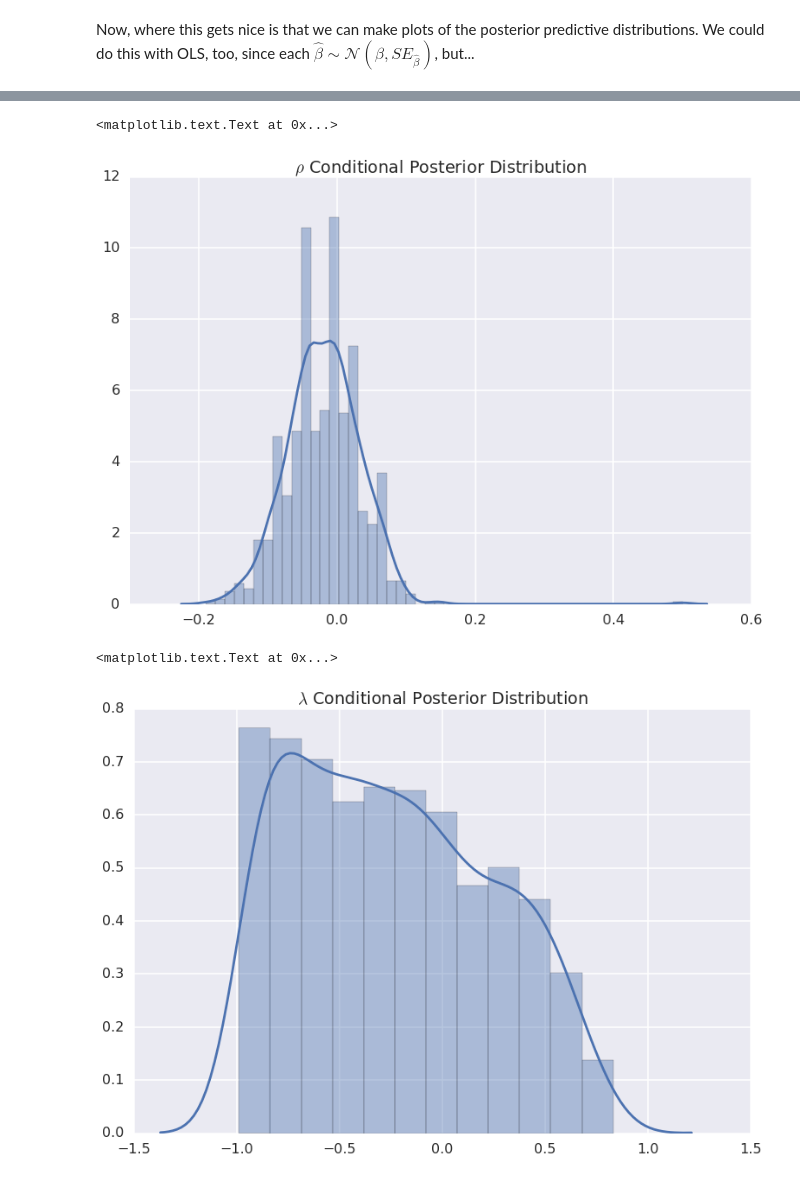
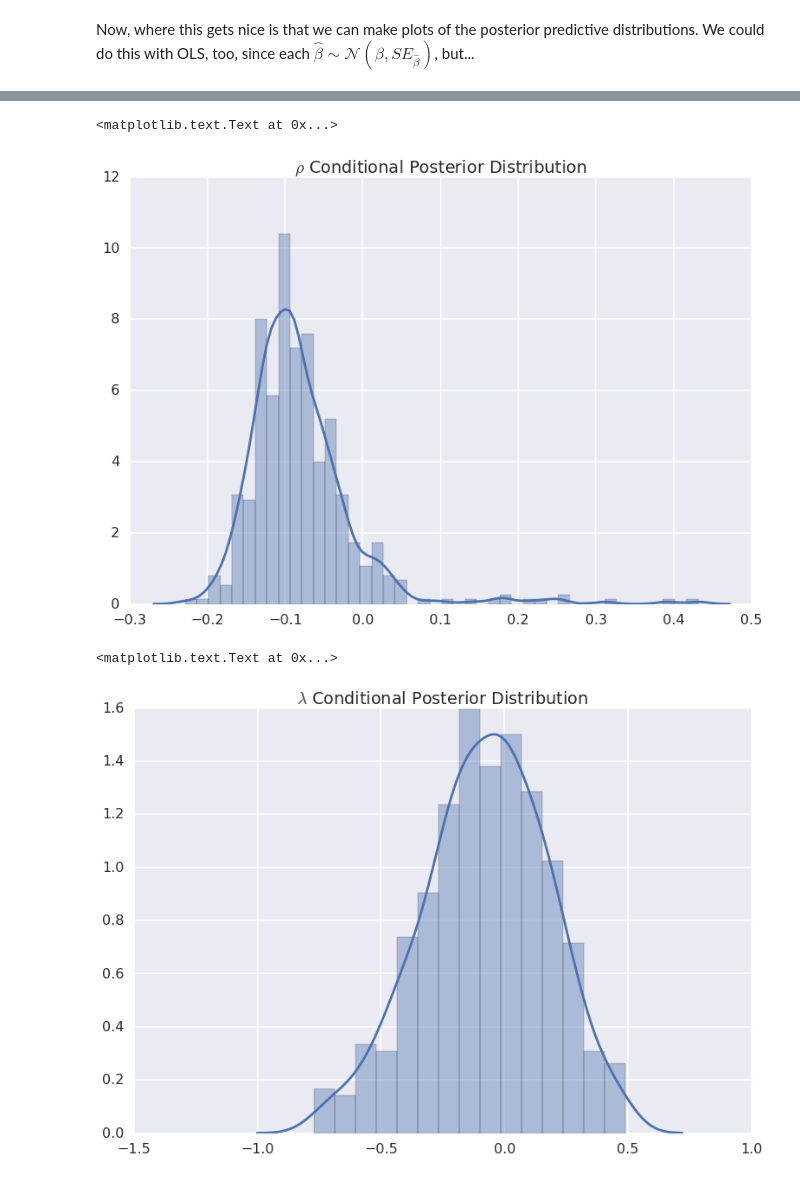
Before and after one commit to pysal/spvcm, a Jupyter notebook: hsar_userclass.ipynb, the cells around one changed output, grey strips where cells are left out. Saved outputs shown, nothing was run; the diff lists cells and outputs as text; code cells hidden in the pictures.

Commit message:
finishing unbiased grid & example notebook

```diff
--- a/hsar_userclass.ipynb
+++ b/hsar_userclass.ipynb
@@ -6,7 +6,7 @@ import pysal as ps
 import pandas as pd
 import numpy as np
 # %%
-data = pd.read_csv('./test.csv')
+data = pd.read_csv('./test_data/test.csv')
 # %%
 data.head()
 # %% [output]
@@ -20,8 +20,8 @@ data.head()
 y = data[['y']].values
 X = data[['x']].values
 # %%
-W = ps.open('./w_lower.mtx').read()
-M = ps.open('./w_upper.mtx').read()
+W = ps.open('./test_data/w_lower.mtx').read()
+M = ps.open('./test_data/w_upper.mtx').read()
 W.transform = M.transform = 'r'
 # %%
 membership = data[['county']].values - 1
@@ -41,10 +41,7 @@ Thus, if we just estimate these naively via ols, this is what we get
 # %% [markdown]
 The user class will take 1000 samples if you don't pass a `cycles` argument. So, just to show how the user class works, I'll set it up but not start the sampler.
 # %%
-dh = hlm.HSAR(y,X,W,M,membership=membership, n_samples=0)
-#dh._verbose = 1
-#dh.samplers[-1]._propose = dh.samplers[-1]._trunc_propose
-#dh.samplers[-2]._propose = dh.samplers[-2]._trunc_propose
+dh = hlm.HSAR(y,X,W,M,membership=membership, n_samples=0, effects_method='chol', spatial_method='grid')
 # %% [markdown]
 The public methods and attributes in the sampler are:
 # %%
@@ -134,10 +106,10 @@ sns.distplot(np.vstack(dh.trace.Rho))
 plt.title('$\\rho$ Conditional Posterior Distribution')
 # %% [output]
 <matplotlib.text.Text at 0x...>
-[figure, old version]
+[figure, new version]
 # %%
 sns.distplot(np.vstack(dh.trace.Lambda))
-plt.title('$\lambda$ Conditional Posterior Distribution')
+plt.title('$\\lambda$ Conditional Posterior Distribution')
 # %% [output]
 <matplotlib.text.Text at 0x...>
-[figure, old version]
+[figure, new version]
```
Also changed, not shown: parts of 21 cells of this notebook, 2 other files.
